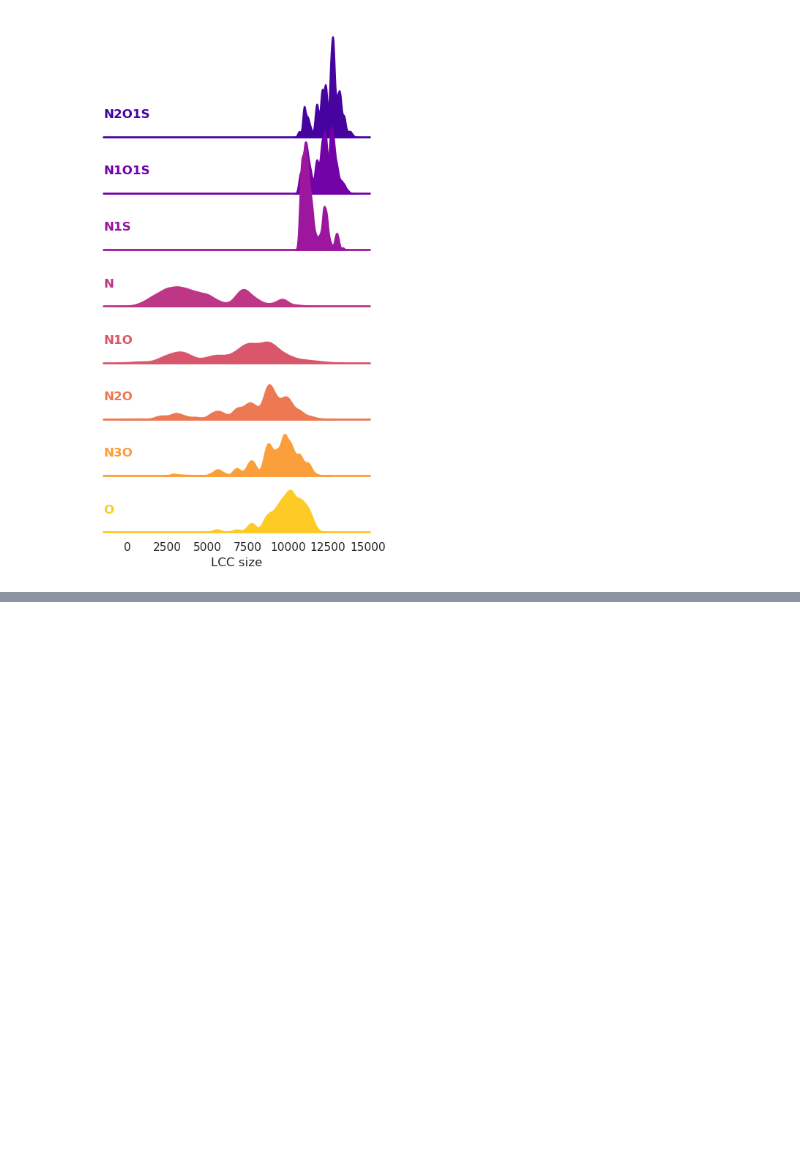
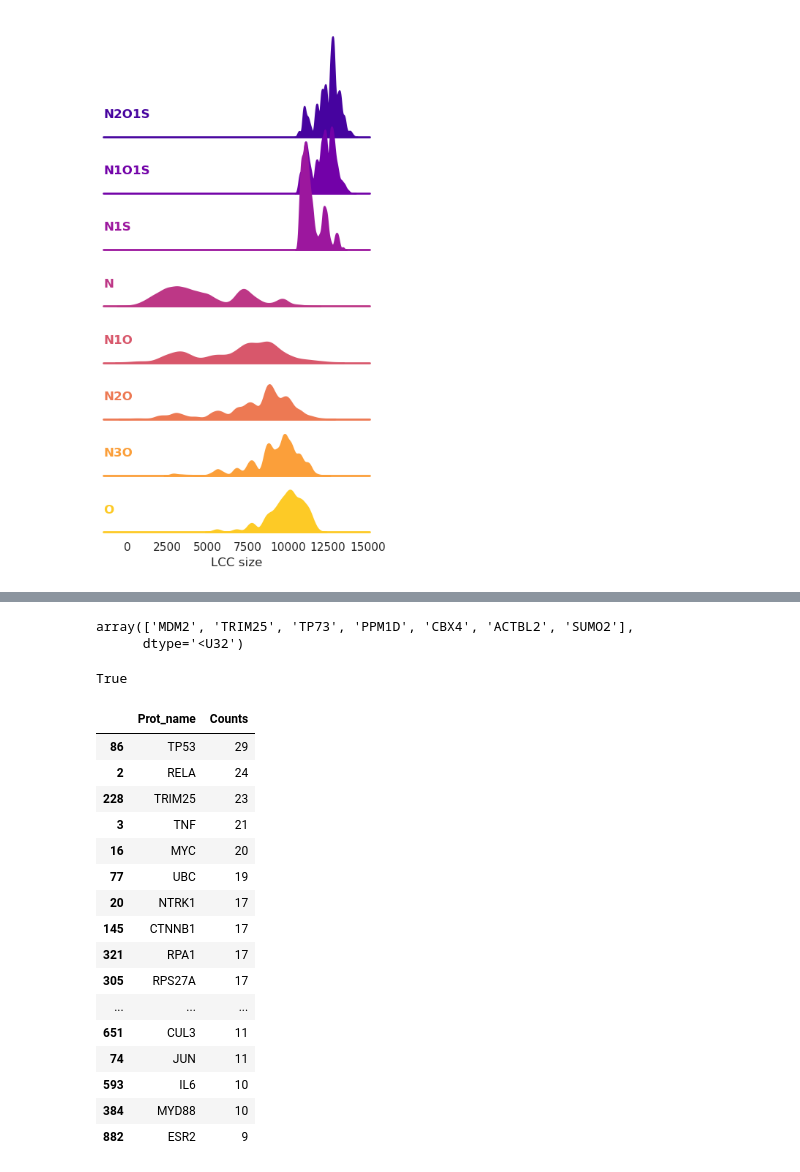
Before and after one commit to francescozambelli/OncoVirus_SarsCov2, a Jupyter notebook: Multilayer_Statistics.ipynb, the cells around one changed output, grey strips where cells are left out. Cells and saved outputs as stored; diff of their text form; code cells hidden in the pictures; blank space fills up the shorter version.

```diff
--- a/Multilayer_Statistics.ipynb
+++ b/Multilayer_Statistics.ipynb
@@ -238,0 +286,35 @@ array(['RNF4', 'DAXX', 'PARP1', 'TP53', 'MDM2', 'CREBBP', 'ABL1', 'HMGA1',
+# %%
+n_lic_inter = find_itersection(o1s_lvc_prot)
+n_lic_inter
+# %% [output]
+array(['MDM2', 'TRIM25', 'TP73', 'PPM1D', 'CBX4', 'ACTBL2', 'SUMO2'],
+      dtype='<U32')
+# %%
+np.all([np.all(n1o_lvc_prot[i] == n1o_lic_prot[i]) for i in range(2000)])
+# %% [output]
+True
+# %%
+n_lic_un, n_lic_cnt = np.unique(np.concatenate(n_lic_prot[0:56]), return_counts=True)
+
+n_lic_freq = pd.DataFrame({"Prot_ind": n_lic_un.astype(int), "Counts": n_lic_cnt})
+n_lic_freq["Prot_name"] = np.array(list(node_map_dict.keys()))[n_lic_freq["Prot_ind"]]
+
+n_lic_freq.sort_values("Counts", ascending=False)[["Prot_name", "Counts"]].head(30)
+# %% [output]
+|  | Prot_name | Counts |
+| 86 | TP53 | 29 |
+| 2 | RELA | 24 |
+| 228 | TRIM25 | 23 |
+| 3 | TNF | 21 |
+| 16 | MYC | 20 |
+| 77 | UBC | 19 |
+| 20 | NTRK1 | 17 |
+| 145 | CTNNB1 | 17 |
+| 321 | RPA1 | 17 |
+| 305 | RPS27A | 17 |
+| ... | ... | ... |
+| 651 | CUL3 | 11 |
+| 74 | JUN | 11 |
+| 593 | IL6 | 10 |
+| 384 | MYD88 | 10 |
+| 882 | ESR2 | 9 |
```
Also changed, not shown: parts of 9 cells of this notebook, 1 other file.
